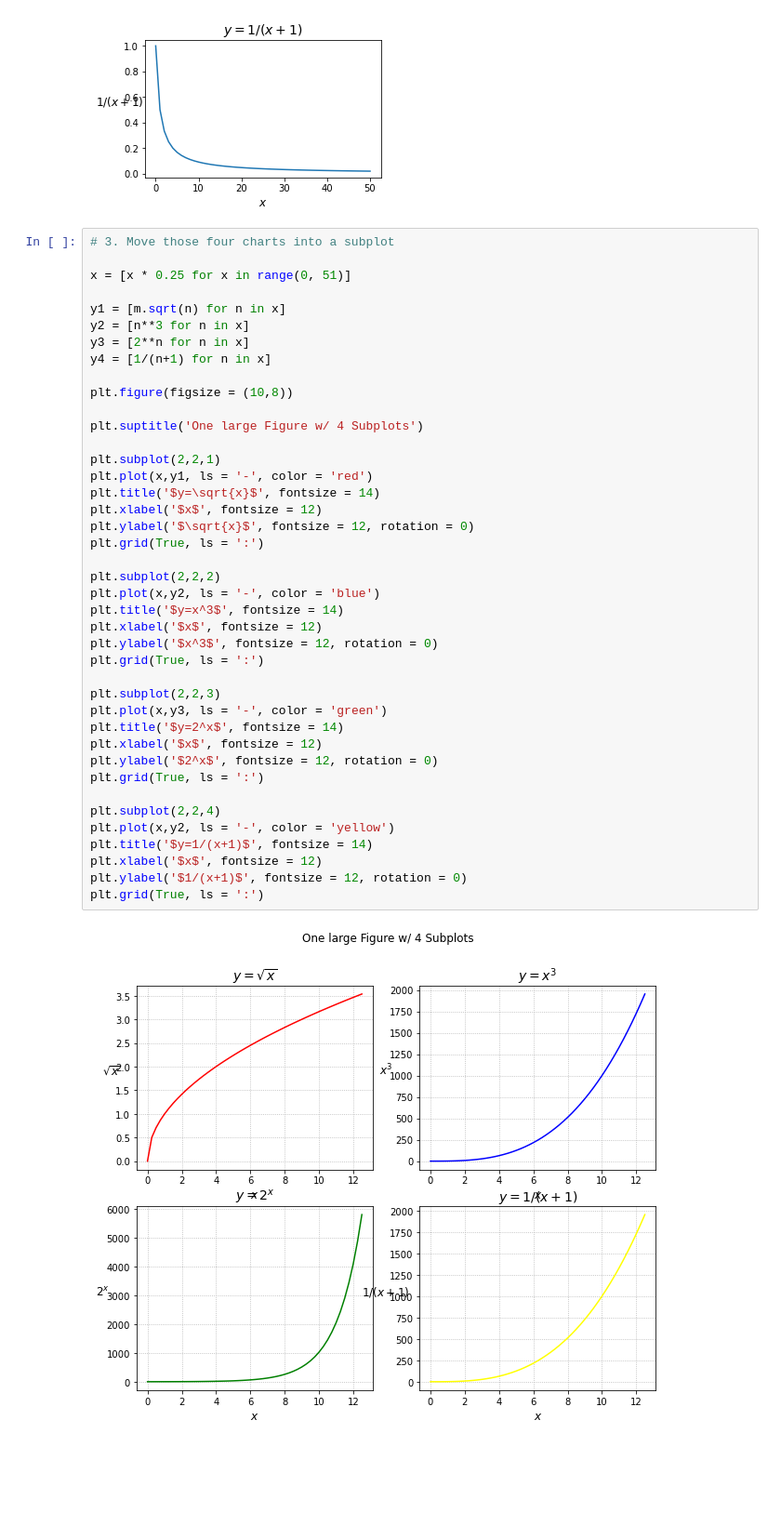
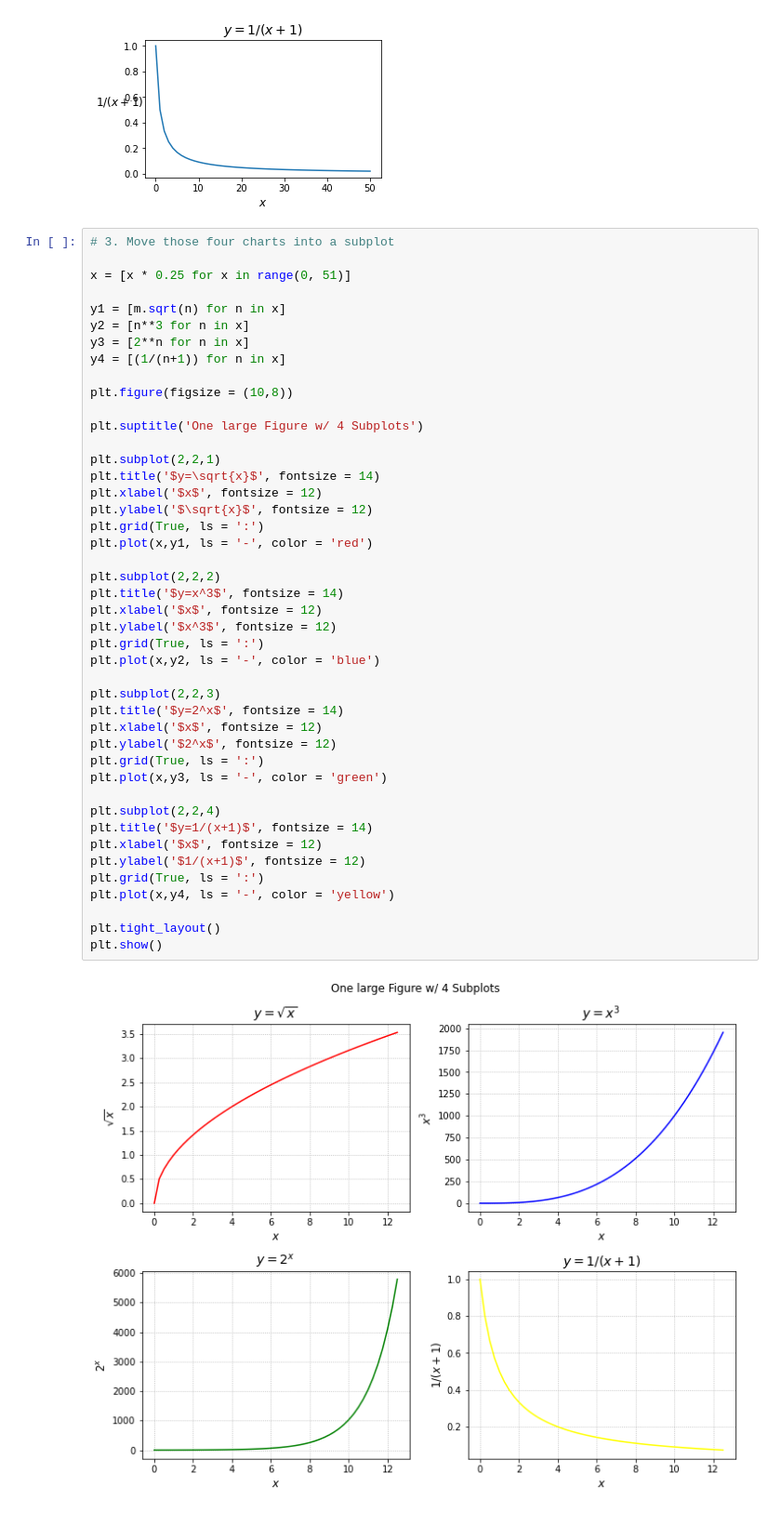
Before and after one commit to Tyler-Applegate/numpy-pandas-visualization-exercises, a Jupyter notebook: matplotlib_exercises.ipynb, the cells around one changed output. Shown at 93% size. Drawn from its saved outputs; the diff is of its cells as text; blank space fills up the shorter version.

```diff
--- a/matplotlib_exercises.ipynb
+++ b/matplotlib_exercises.ipynb
@@ -152,43 +153,46 @@ plt.show()
 x = [x * 0.25 for x in range(0, 51)]
 
 y1 = [m.sqrt(n) for n in x]
 y2 = [n**3 for n in x]
 y3 = [2**n for n in x]
-y4 = [1/(n+1) for n in x]
+y4 = [(1/(n+1)) for n in x]
 
 plt.figure(figsize = (10,8))
 
 plt.suptitle('One large Figure w/ 4 Subplots')
 
 plt.subplot(2,2,1)
-plt.plot(x,y1, ls = '-', color = 'red')
 plt.title('$y=\sqrt{x}$', fontsize = 14)
 plt.xlabel('$x$', fontsize = 12)
-plt.ylabel('$\sqrt{x}$', fontsize = 12, rotation = 0)
+plt.ylabel('$\sqrt{x}$', fontsize = 12)
 plt.grid(True, ls = ':')
+plt.plot(x,y1, ls = '-', color = 'red')
 
 plt.subplot(2,2,2)
-plt.plot(x,y2, ls = '-', color = 'blue')
 plt.title('$y=x^3$', fontsize = 14)
 plt.xlabel('$x$', fontsize = 12)
-plt.ylabel('$x^3$', fontsize = 12, rotation = 0)
+plt.ylabel('$x^3$', fontsize = 12)
 plt.grid(True, ls = ':')
+plt.plot(x,y2, ls = '-', color = 'blue')
 
 plt.subplot(2,2,3)
-plt.plot(x,y3, ls = '-', color = 'green')
 plt.title('$y=2^x$', fontsize = 14)
 plt.xlabel('$x$', fontsize = 12)
-plt.ylabel('$2^x$', fontsize = 12, rotation = 0)
+plt.ylabel('$2^x$', fontsize = 12)
 plt.grid(True, ls = ':')
+plt.plot(x,y3, ls = '-', color = 'green')
 
 plt.subplot(2,2,4)
-plt.plot(x,y2, ls = '-', color = 'yellow')
 plt.title('$y=1/(x+1)$', fontsize = 14)
 plt.xlabel('$x$', fontsize = 12)
-plt.ylabel('$1/(x+1)$', fontsize = 12, rotation = 0)
+plt.ylabel('$1/(x+1)$', fontsize = 12)
 plt.grid(True, ls = ':')
+plt.plot(x,y4, ls = '-', color = 'yellow')
+
+plt.tight_layout()
+plt.show()
 # %% [output]
-[figure, old version]
+[figure, new version]
 # %%
 # Combine the figures you created in the last step into one figure where each of the 4
 # equations has a different color for the points. Be sure to include a legend and an
```
Also changed, not shown: parts of 5 cells of this notebook.
